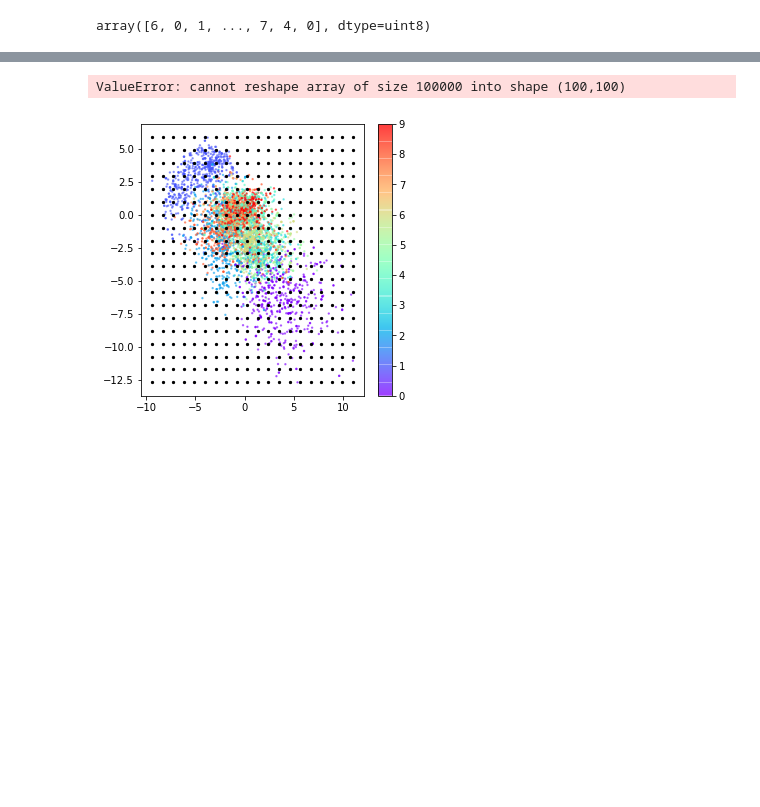
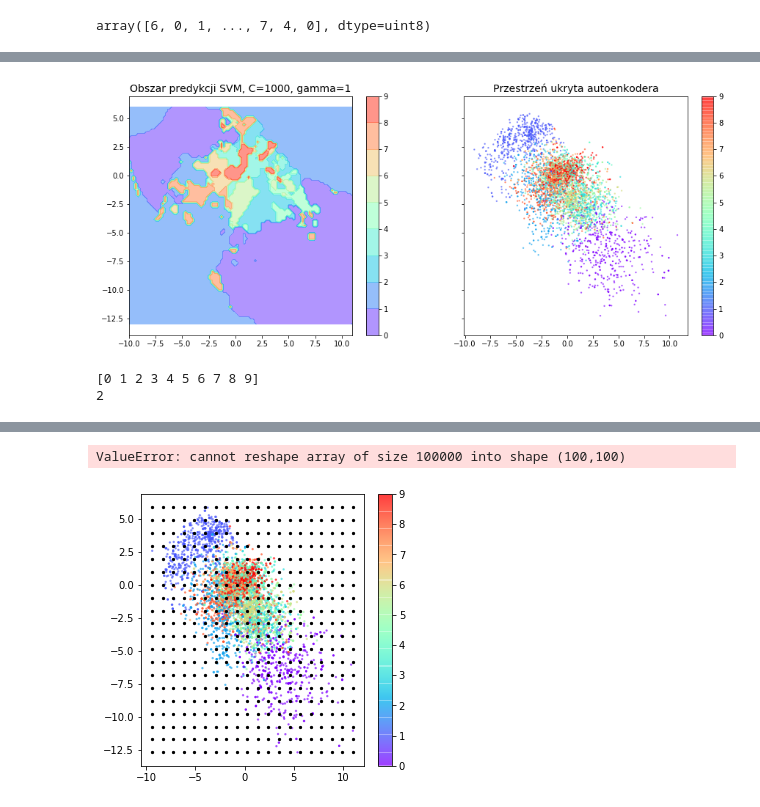
Before and after one commit to krisz17/latent_layer_SVM_classifier, a Jupyter notebook: SVM.ipynb, the cells around one changed output, grey strips where cells are left out. Drawn from its saved outputs; the diff is of its cells as text; code cells hidden in the pictures; blank space fills up the shorter version.

```diff
--- a/SVM.ipynb
+++ b/SVM.ipynb
@@ -149,0 +244,10 @@ OneVsOneClassifier(estimator=SVC(C=0.001, gamma=5))
+# %%
+plot_comparitions(svm_model, [-10.0, 11.0, -13.0, 6.0], [1000,1], z_points, example_labels)
+# %% [output]
+[figure, added]
+# %%
+print(svm_model.classes_)
+print(svm_model.n_features_in_)
+# %% [output]
+[0 1 2 3 4 5 6 7 8 9]
+2
```
Also changed, not shown: parts of 17 cells of this notebook, 1 other file.
